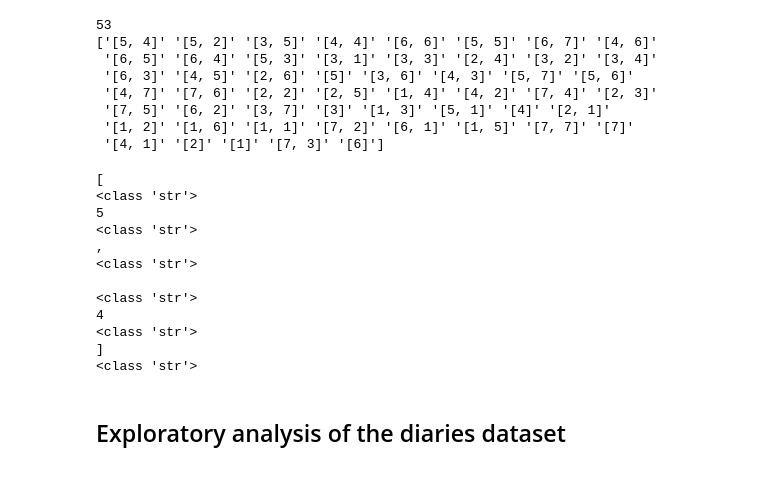
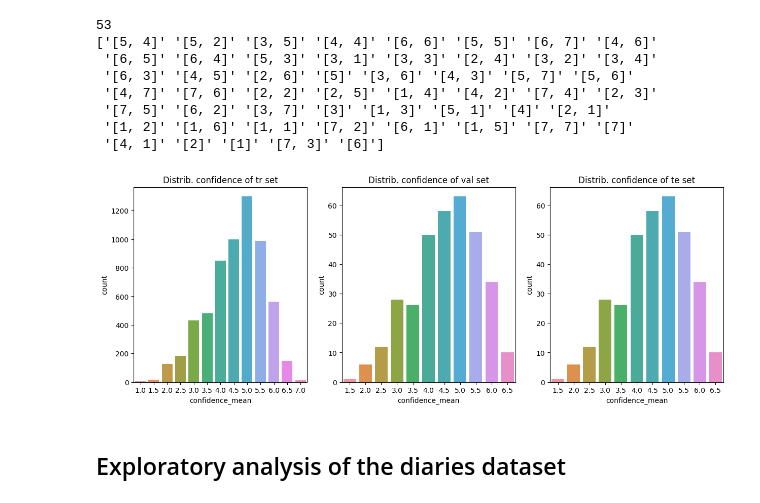
Before and after one commit to Maximelel/ML4ED_SSL_approaches, a Jupyter notebook: reflection-classification_notebook.ipynb, the cells around one changed output. Drawn from its saved outputs; the diff is of its cells as text; code cells hidden in the pictures.

```diff
--- a/reflection-classification_notebook.ipynb
+++ b/reflection-classification_notebook.ipynb
@@ -140,26 +144,23 @@ print(sentences_en_tr['confidence'].unique())
  '[7, 5]' '[6, 2]' '[3, 7]' '[3]' '[1, 3]' '[5, 1]' '[4]' '[2, 1]'
  '[1, 2]' '[1, 6]' '[1, 1]' '[7, 2]' '[6, 1]' '[1, 5]' '[7, 7]' '[7]'
  '[4, 1]' '[2]' '[1]' '[7, 3]' '[6]']
-# %%
-df_test = sentences_en_tr.copy()
-#print(len(df_test['confidence'].unique()))
-new_pairs = []
-for pair in df_test['confidence'].unique()[0]:
-    print(pair[0])
-    print(type(pair))
-# %% [output]
-[
-<class 'str'>
-5
-<class 'str'>
-,
-<class 'str'>
-
-<class 'str'>
-4
-<class 'str'>
-]
-<class 'str'>
+# %%
+# distributions of confidence averaged
+def add_mean_confidence(df):
+    df['confidence_mean'] = np.zeros(len(df))
+    for idx, pair in enumerate(df['confidence']):
+        df['confidence_mean'].iloc[idx] = np.array(re.findall(r'\d+', pair)).astype(float).mean()
+    return df
+
+fig, axs = plt.subplots(1,3, figsize = (15,5))
+for i, split in enumerate(['tr', 'val', 'te']):
+    df_copy = split_sets(split).copy()
+    df_copy = add_mean_confidence(df_copy)
+    sns.countplot(data = df_copy, x = 'confidence_mean', ax=axs[i])
+    axs[i].set_title(f'Distrib. confidence of {str(split)} set')
+plt.show()
+# %% [output]
+[figure, added]
 # %% [markdown]
 ## Exploratory analysis of the diaries dataset
 # %%
```
Also changed, not shown: parts of 1 cell of this notebook.
